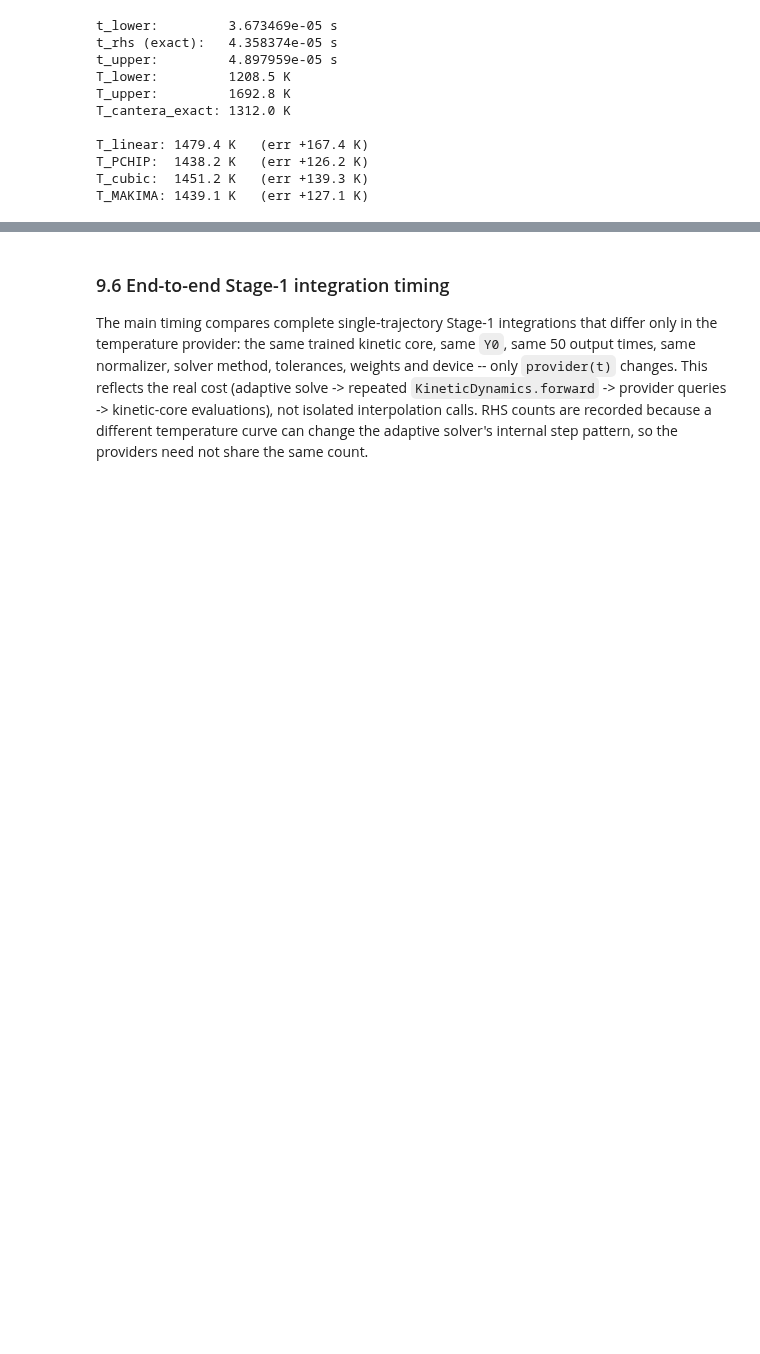
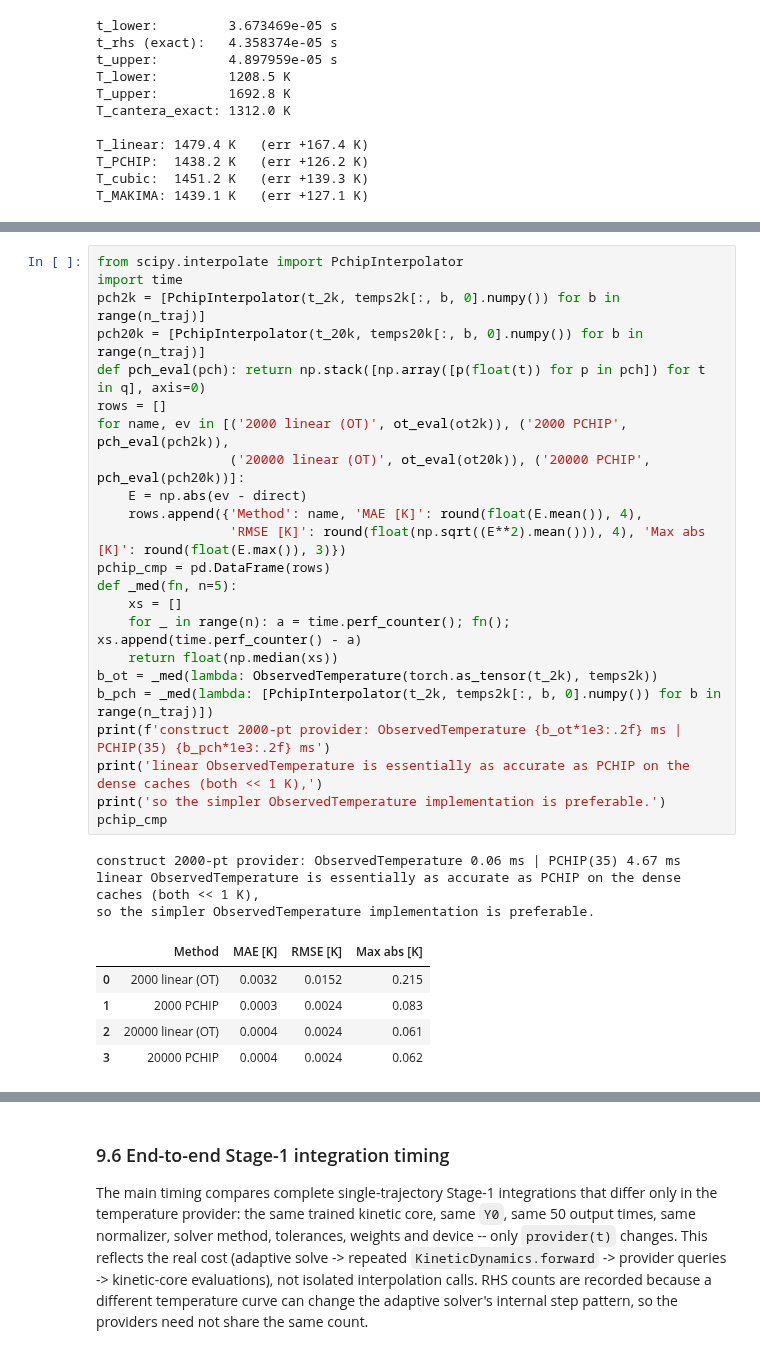
Before and after one commit to bnkglu/chemkan-tuwien, a Jupyter notebook: chemkan/notebooks/05_temperature_flow_audit.ipynb, the cells around one changed output, grey strips where cells are left out. Cells and saved outputs as stored; diff of their text form; blank space fills up the shorter version.

```diff
--- a/chemkan/notebooks/05_temperature_flow_audit.ipynb
+++ b/chemkan/notebooks/05_temperature_flow_audit.ipynb
@@ -567,0 +685,32 @@ T_MAKIMA: 1439.1 K   (err +127.1 K)
+# %%
+from scipy.interpolate import PchipInterpolator
+import time
+pch2k = [PchipInterpolator(t_2k, temps2k[:, b, 0].numpy()) for b in range(n_traj)]
+pch20k = [PchipInterpolator(t_20k, temps20k[:, b, 0].numpy()) for b in range(n_traj)]
+def pch_eval(pch): return np.stack([np.array([p(float(t)) for p in pch]) for t in q], axis=0)
+rows = []
+for name, ev in [('2000 linear (OT)', ot_eval(ot2k)), ('2000 PCHIP', pch_eval(pch2k)),
+                 ('20000 linear (OT)', ot_eval(ot20k)), ('20000 PCHIP', pch_eval(pch20k))]:
+    E = np.abs(ev - direct)
+    rows.append({'Method': name, 'MAE [K]': round(float(E.mean()), 4),
+                 'RMSE [K]': round(float(np.sqrt((E**2).mean())), 4), 'Max abs [K]': round(float(E.max()), 3)})
+pchip_cmp = pd.DataFrame(rows)
+def _med(fn, n=5):
+    xs = []
+    for _ in range(n): a = time.perf_counter(); fn(); xs.append(time.perf_counter() - a)
+    return float(np.median(xs))
+b_ot = _med(lambda: ObservedTemperature(torch.as_tensor(t_2k), temps2k))
+b_pch = _med(lambda: [PchipInterpolator(t_2k, temps2k[:, b, 0].numpy()) for b in range(n_traj)])
+print(f'construct 2000-pt provider: ObservedTemperature {b_ot*1e3:.2f} ms | PCHIP(35) {b_pch*1e3:.2f} ms')
+print('linear ObservedTemperature is essentially as accurate as PCHIP on the dense caches (both << 1 K),')
+print('so the simpler ObservedTemperature implementation is preferable.')
+pchip_cmp
+# %% [output]
+construct 2000-pt provider: ObservedTemperature 0.06 ms | PCHIP(35) 4.67 ms
+linear ObservedTemperature is essentially as accurate as PCHIP on the dense caches (both << 1 K),
+so the simpler ObservedTemperature implementation is preferable.
+|  | Method | MAE [K] | RMSE [K] | Max abs [K] |
+| 0 | 2000 linear (OT) | 0.0032 | 0.0152 | 0.215 |
+| 1 | 2000 PCHIP | 0.0003 | 0.0024 | 0.083 |
+| 2 | 20000 linear (OT) | 0.0004 | 0.0024 | 0.061 |
+| 3 | 20000 PCHIP | 0.0004 | 0.0024 | 0.062 |
```
Also changed, not shown: parts of 29 cells of this notebook, 5 other files.
